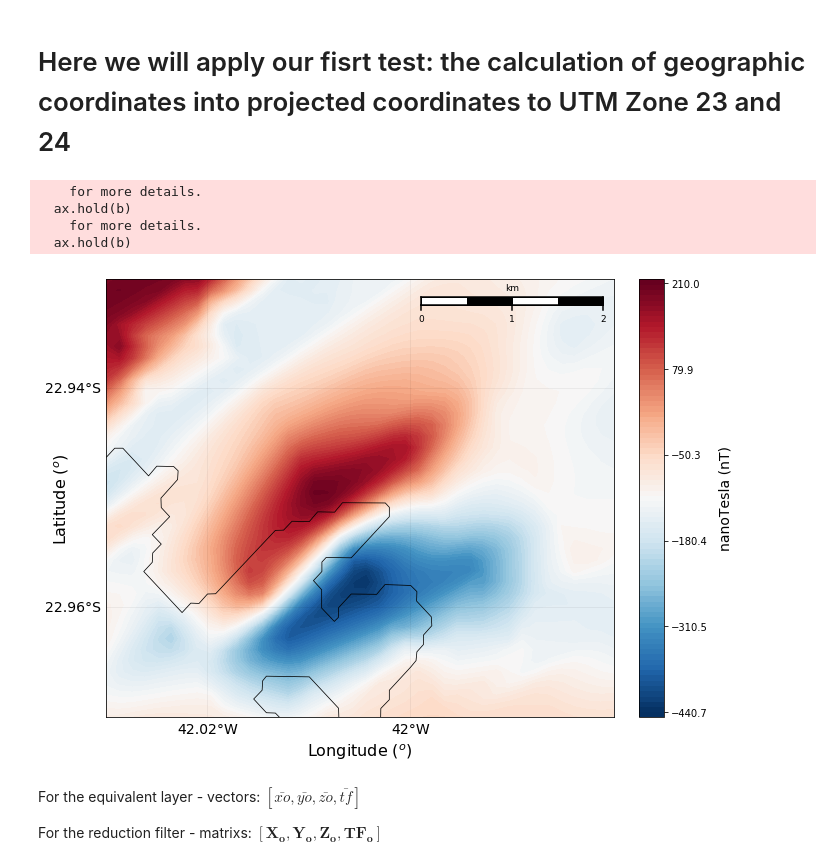
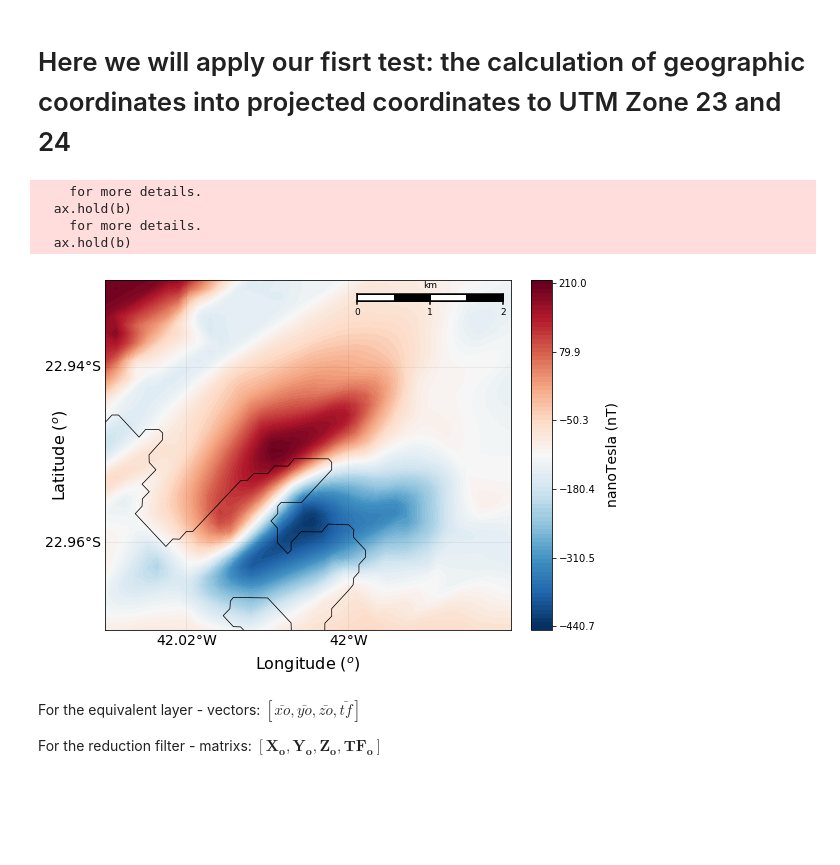
Before and after one commit to nelsondelimar/master, a Jupyter notebook: dissertation/real_morro-forno.ipynb, the cells around one changed output. Drawn from its saved outputs; the diff is of its cells as text; code cells hidden in the pictures; blank space fills up the shorter version.

```diff
--- a/dissertation/real_morro-forno.ipynb
+++ b/dissertation/real_morro-forno.ipynb
@@ -155,29 +155,29 @@ meridians2 = numpy.linspace(-42.04, -41.96, 5)
 # %%
 # Plotting the location map
 pyplot.close('all')
-pyplot.figure(figsize=(10, 10))
+pyplot.figure(figsize=(8, 8))
 
 map4.drawmeridians(meridians2, labels=[1, 0, 0, 1], fontsize = 14, linewidth=0.1)
 map4.drawparallels(parallels2, labels=[1, 0, 0, 1], fontsize = 14, linewidth=0.1)
 map4.drawcoastlines(linewidth = 0.75, color = 'k', linestyle = 'solid')
 map4.drawmapscale(-41.99, -22.932, long0.max(), lati0.max(), 2, barstyle = 'fancy')
 cs4 = map4.contourf(long0.reshape(shape), lati0.reshape(shape), tf.reshape(shape), 100,
                     cmap = pyplot.cm.RdBu_r, latlon = True, alpha = 1.)
 cbar = map4.colorbar(cs4, location = 'right', size = '5%', pad = '5%')
 cbar.set_ticks(numpy.linspace(tf.min(), tf.max(), 6))
 cbar.set_clim(tf.min(), tf.max())
 cbar.set_label('nanoTesla (nT)', fontsize = 14, rotation = 90, labelpad = 10)
 
 pyplot.xlabel('Longitude $(^o)$', fontsize = 16, labelpad = 25)
 pyplot.ylabel('Latitude $(^o)$', fontsize = 16, labelpad = 35)
 
 pyplot.show()
 # %% [output]
     for more details.
   ax.hold(b)
     for more details.
   ax.hold(b)
-[figure, old version]
+[figure, new version]
 # %% [markdown]
 For the equivalent layer - vectors: $\left[\bar{xo}, \bar{yo}, \bar{zo}, \bar{tf} \right]$
 
```
Also changed, not shown: parts of 12 cells of this notebook.
